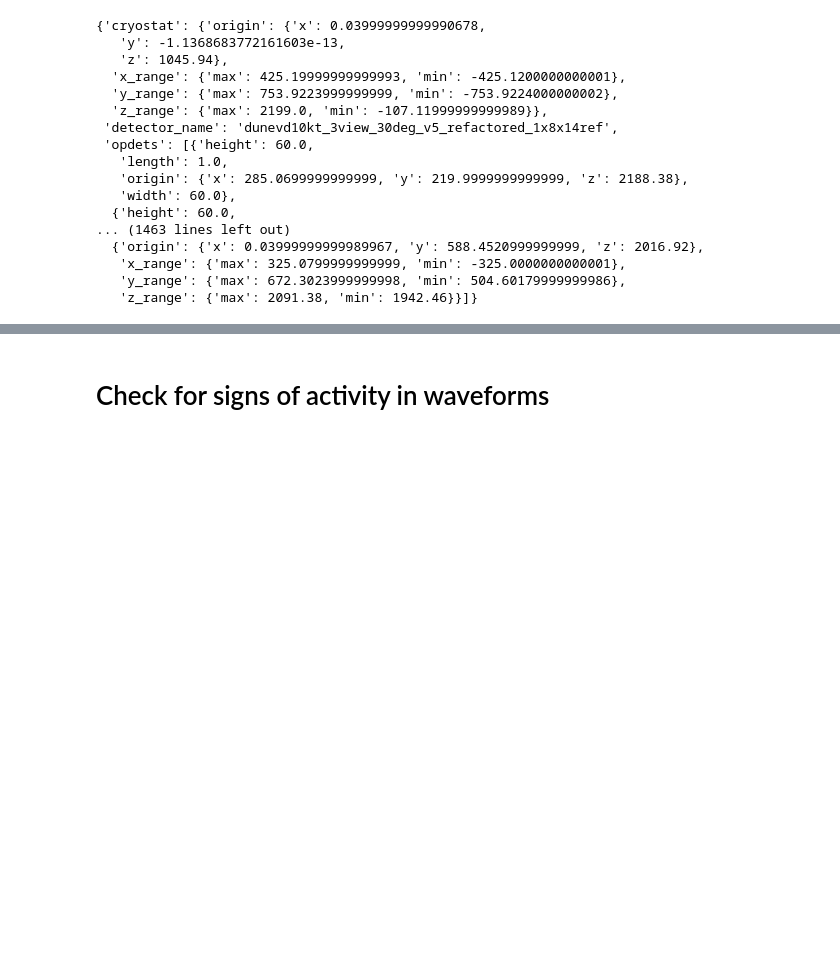
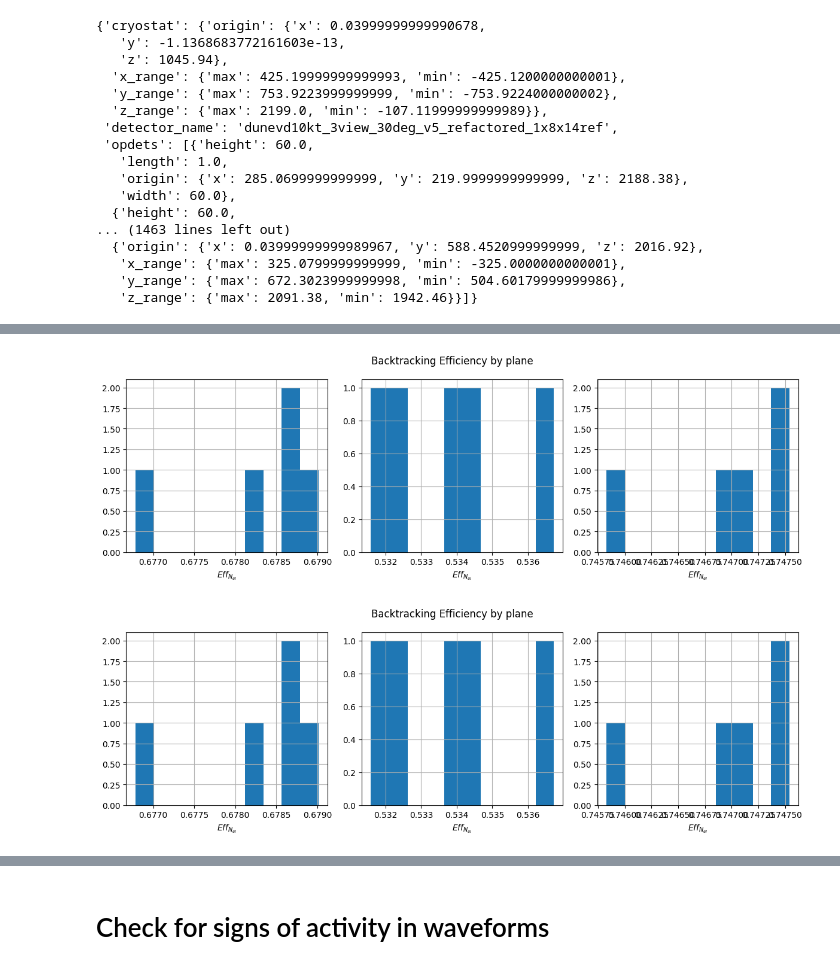
Before and after one commit to alessandrothea/tpvalidator, a Jupyter notebook: notebooks/devel/DetsimDebug_1x8x14.ipynb, the cells around one changed output, grey strips where cells are left out. Cells and saved outputs as stored; diff of their text form; code cells hidden in the pictures; blank space fills up the shorter version.

```diff
--- a/notebooks/devel/DetsimDebug_1x8x14.ipynb
+++ b/notebooks/devel/DetsimDebug_1x8x14.ipynb
@@ -450,0 +438,5 @@ ylim -297.17562675476074 198.11708450317383
+# %%
+btp.draw_nel_eff_by_plane()
+# %% [output]
+[figure, added]
+[figure, added]
```
Also changed, not shown: parts of 17 cells of this notebook, 13 other files.
